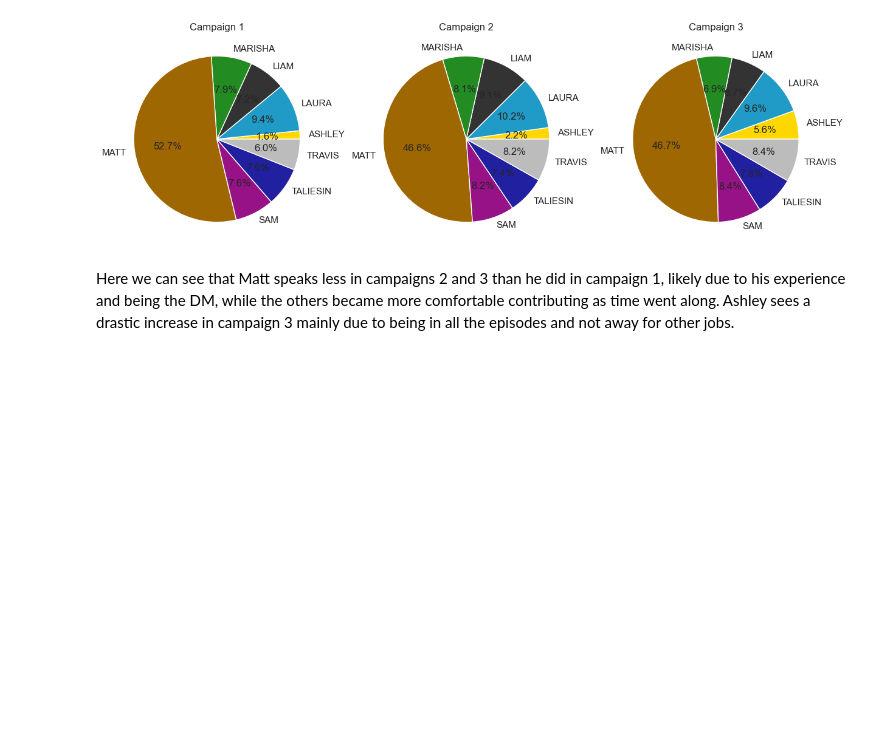
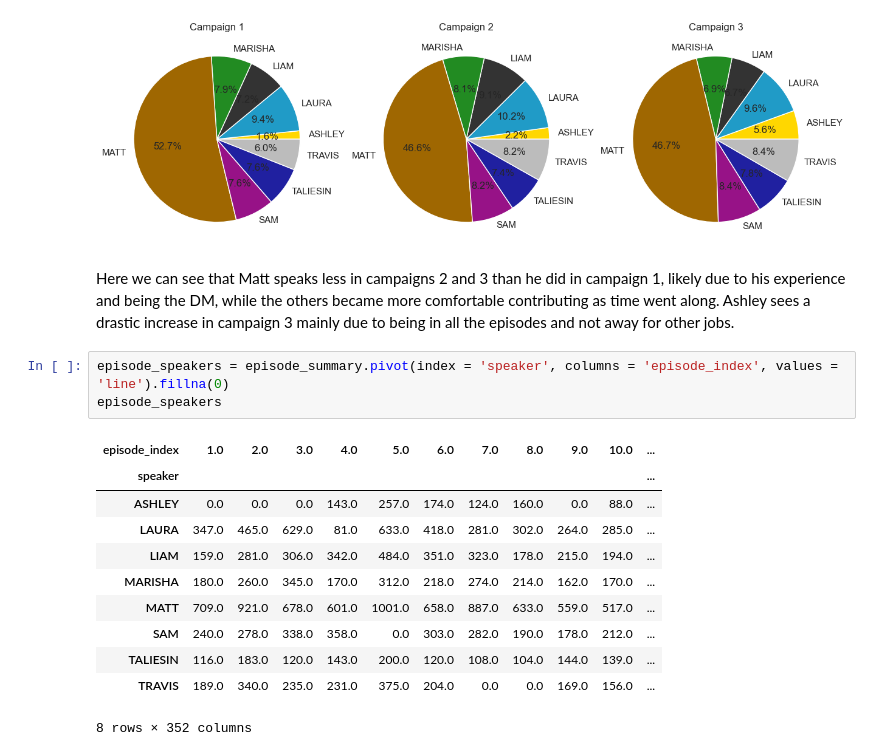
Before and after one commit to wmchad/CritRoleAI, a Jupyter notebook: notebooks/exploration/02_compare_campaigns.ipynb, the cells around one changed output. Drawn from its saved outputs; the diff is of its cells as text; blank space fills up the shorter version.

```diff
--- a/notebooks/exploration/02_compare_campaigns.ipynb
+++ b/notebooks/exploration/02_compare_campaigns.ipynb
@@ -350,3 +349,18 @@ plt.show()
 [figure]
 # %% [markdown]
 Here we can see that Matt speaks less in campaigns 2 and 3 than he did in campaign 1, likely due to his experience and being the DM, while the others became more comfortable contributing as time went along. Ashley sees a drastic increase in campaign 3 mainly due to being in all the episodes and not away for other jobs.
+# %%
+episode_speakers = episode_summary.pivot(index = 'speaker', columns = 'episode_index', values = 'line').fillna(0)
+episode_speakers
+# %% [output]
+| episode_index | 1.0 | 2.0 | 3.0 | 4.0 | 5.0 | 6.0 | 7.0 | 8.0 | 9.0 | 10.0 | ... |
+| speaker |  |  |  |  |  |  |  |  |  |  | ... |
+| ASHLEY | 0.0 | 0.0 | 0.0 | 143.0 | 257.0 | 174.0 | 124.0 | 160.0 | 0.0 | 88.0 | ... |
+| LAURA | 347.0 | 465.0 | 629.0 | 81.0 | 633.0 | 418.0 | 281.0 | 302.0 | 264.0 | 285.0 | ... |
+| LIAM | 159.0 | 281.0 | 306.0 | 342.0 | 484.0 | 351.0 | 323.0 | 178.0 | 215.0 | 194.0 | ... |
+| MARISHA | 180.0 | 260.0 | 345.0 | 170.0 | 312.0 | 218.0 | 274.0 | 214.0 | 162.0 | 170.0 | ... |
+| MATT | 709.0 | 921.0 | 678.0 | 601.0 | 1001.0 | 658.0 | 887.0 | 633.0 | 559.0 | 517.0 | ... |
+| SAM | 240.0 | 278.0 | 338.0 | 358.0 | 0.0 | 303.0 | 282.0 | 190.0 | 178.0 | 212.0 | ... |
+| TALIESIN | 116.0 | 183.0 | 120.0 | 143.0 | 200.0 | 120.0 | 108.0 | 104.0 | 144.0 | 139.0 | ... |
+| TRAVIS | 189.0 | 340.0 | 235.0 | 231.0 | 375.0 | 204.0 | 0.0 | 0.0 | 169.0 | 156.0 | ... |
+8 rows × 352 columns
```
Also changed, not shown: parts of 8 cells of this notebook, 1 other file.
